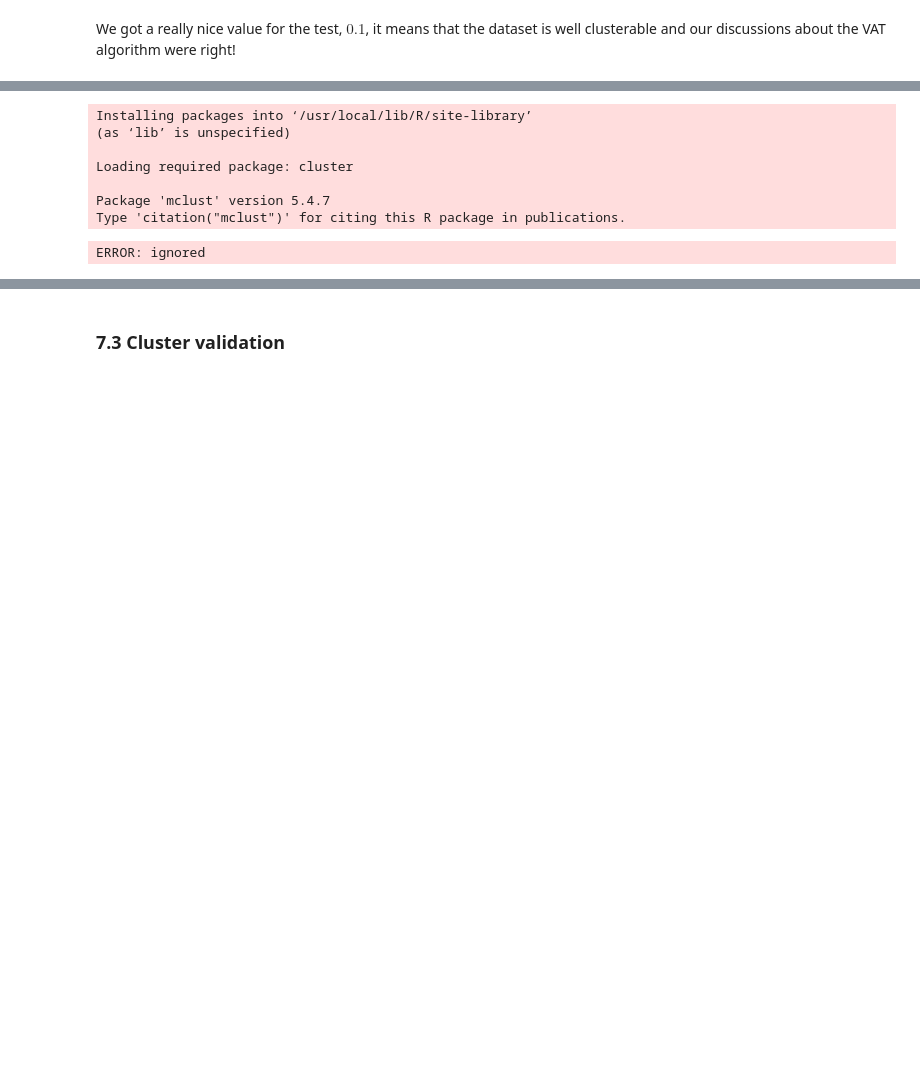
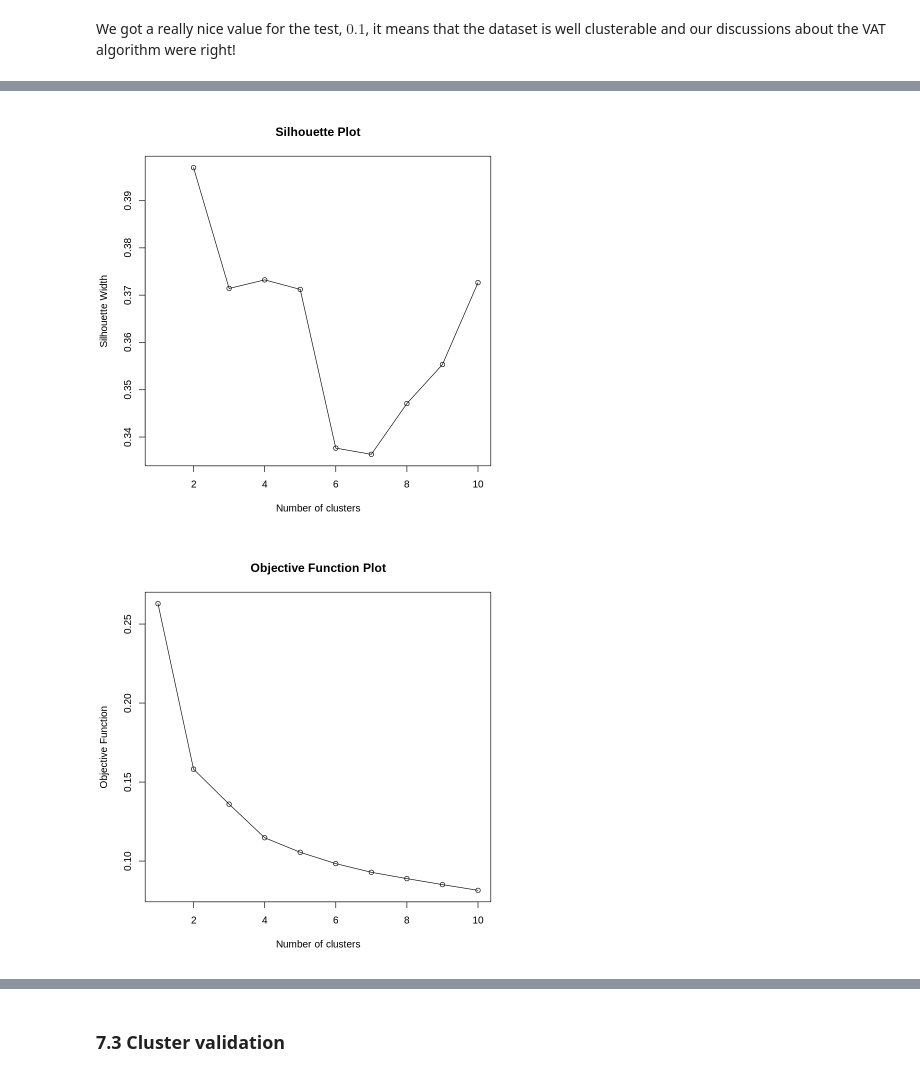
Before and after one commit to biagio-incardona/biagio-incardona.github.io, a Jupyter notebook: Report_Incardona_Biagio.ipynb, the cells around one changed output, grey strips where cells are left out. Drawn from its saved outputs; the diff is of its cells as text; code cells hidden in the pictures; blank space fills up the shorter version.

```diff
--- a/Report_Incardona_Biagio.ipynb
+++ b/Report_Incardona_Biagio.ipynb
@@ -981,15 +987,0 @@ Now that we know that the dataset is clusterable we have to check out the best n
-# %%
-install.packages(c("clValid", "mclust"))
-library(clValid)
-library(mclust)
-
-meth <- clValid(insurance.scaled, nClust = 2:10, clMethods = c("hierarchical","model","pam"),metric = c("euclidean"), validation = "internal", maxitems = nrow(insurance.scaled))
-# %% [output]
-Installing packages into ‘/usr/local/lib/R/site-library’
-(as ‘lib’ is unspecified)
-
-Loading required package: cluster
-
-Package 'mclust' version 5.4.7
-Type 'citation("mclust")' for citing this R package in publications.
-ERROR: ignored
@@ -998,0 +988,23 @@ summary(meth)
+# %%
+sil_width <- c()
+elbow <- c()
+for (i in 1:10){
+  pam_fit <- pam(dist, diss = T, k = i)
+  sil_width[i] <- pam_fit$silinfo$avg.width
+  elbow[i] <- pam_fit$objective[1]
+}
+plot(1:10, sil_width,
+     xlab = "Number of clusters",
+     ylab = "Silhouette Width",
+     main = "Silhouette Plot")
+
+lines(1:10, sil_width)
+
+plot(1:10, elbow,
+  xlab = "Number of clusters",
+  ylab = "Objective Function",
+  main = "Objective Function Plot")
+lines(1:10, elbow)
+# %% [output]
+[figure, added]
+[figure, added]
```
Also changed, not shown: parts of 7 cells of this notebook.
